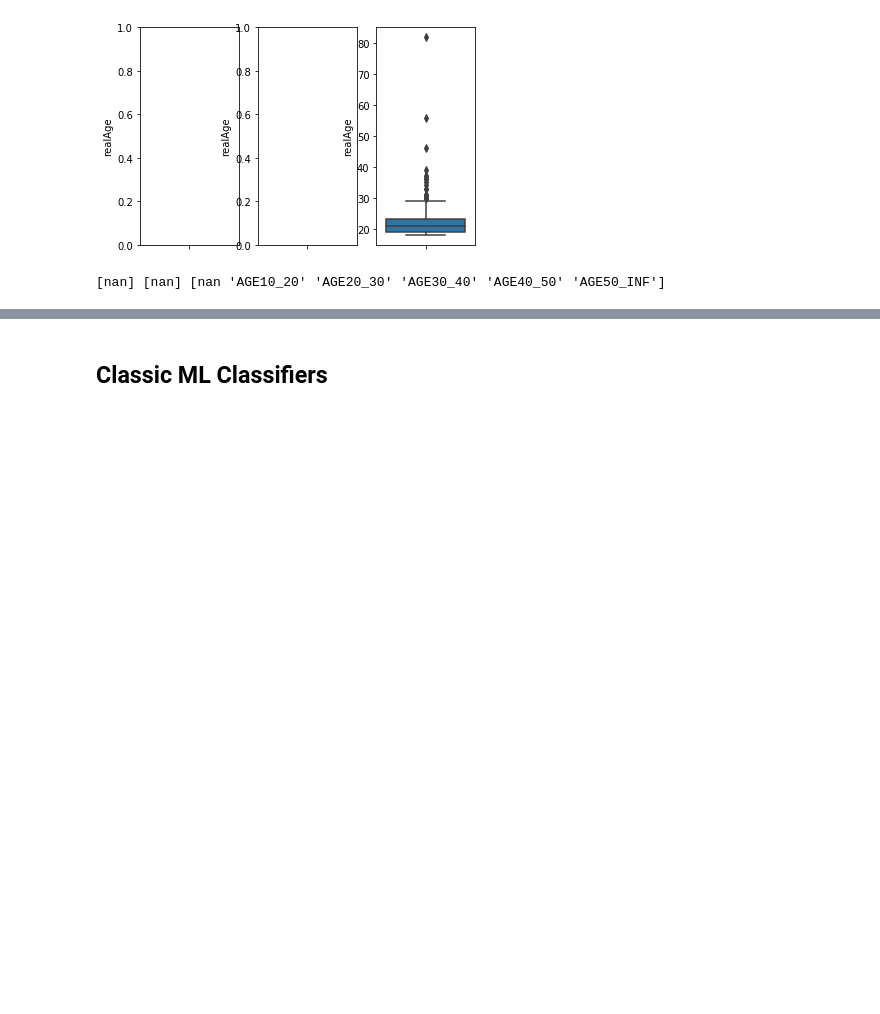
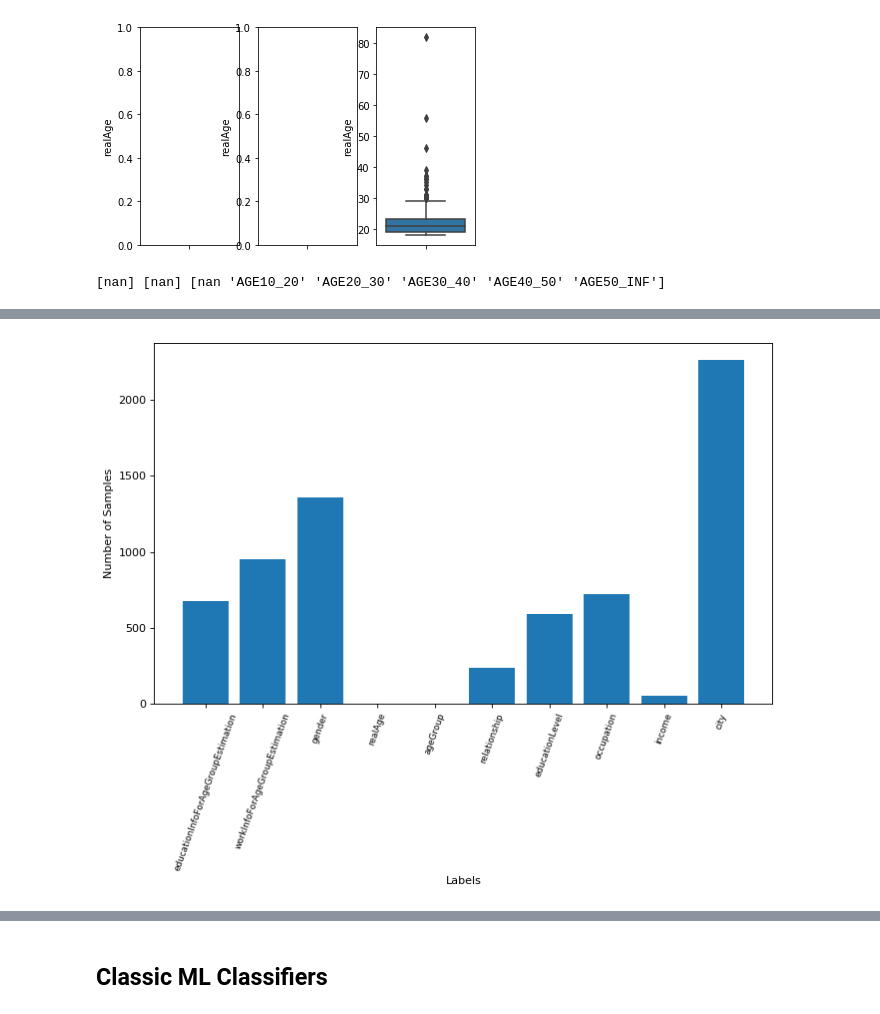
Before and after one commit to shivammehta007/Social-Network-Analysis, a Jupyter notebook: Demographic_Prediction.ipynb, the cells around one changed output, grey strips where cells are left out. Saved outputs shown, nothing was run; the diff lists cells and outputs as text; code cells hidden in the pictures; blank space fills up the shorter version.

```diff
--- a/Demographic_Prediction.ipynb
+++ b/Demographic_Prediction.ipynb
@@ -138,0 +174,4 @@ print(file_london['ageGroup'].unique(), file_newyork['ageGroup'].unique(), file_
+# %%
+plot_class(file_newyork)
+# %% [output]
+[figure, added]
```
Also changed, not shown: parts of 9 cells of this notebook.
